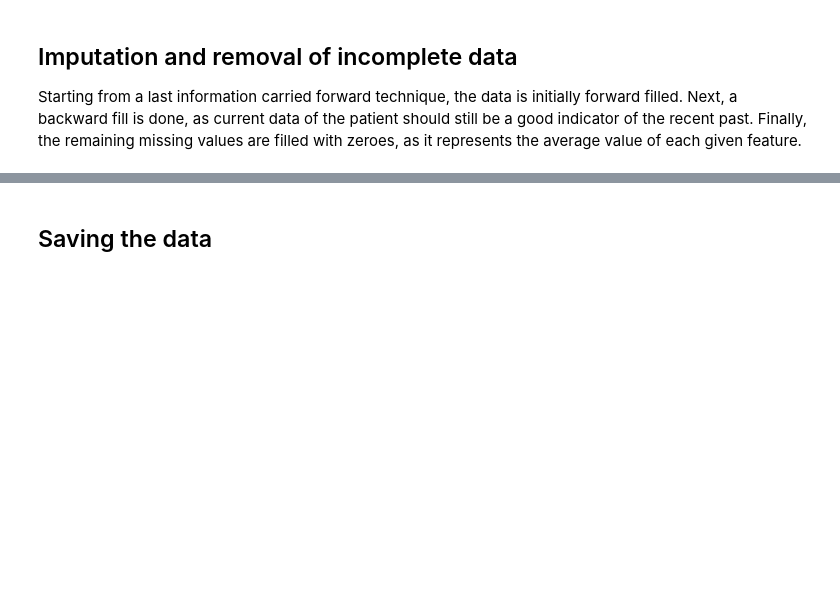
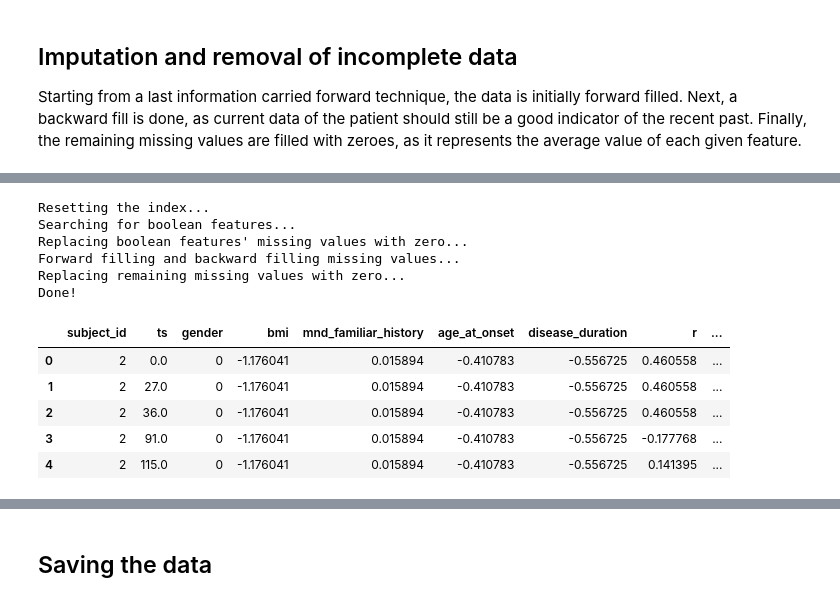
Before and after one commit to AndreCNF/FCUL_ALS_Disease_Progression, a Jupyter notebook: notebooks/FCUL_ALS_data_cleaning.ipynb, the cells around one changed output, grey strips where cells are left out. Drawn from its saved outputs; the diff is of its cells as text; code cells hidden in the pictures; blank space fills up the shorter version.

```diff
--- a/notebooks/FCUL_ALS_data_cleaning.ipynb
+++ b/notebooks/FCUL_ALS_data_cleaning.ipynb
@@ -224,3 +509,16 @@ ALS_proc_df[['subject_id', 'ts', 'r', 'p1', 'p2', 'bmi', 'fvc', 'vc', 'mip', 'ni
 # %%
-ALS_proc_df = du.data_processing.missing_values_imputation(ALS_proc_df, id_column='subject_id')
+ALS_proc_df = du.data_processing.missing_values_imputation(ALS_proc_df, method='zigzag', id_column='subject_id')
 ALS_proc_df.head()
+# %% [output]
+Resetting the index...
+Searching for boolean features...
+Replacing boolean features' missing values with zero...
+Forward filling and backward filling missing values...
+Replacing remaining missing values with zero...
+Done!
+|  | subject_id | ts | gender | bmi | mnd_familiar_history | age_at_onset | disease_duration | r | ... |
+| 0 | 2 | 0.0 | 0 | -1.176041 | 0.015894 | -0.410783 | -0.556725 | 0.460558 | ... |
+| 1 | 2 | 27.0 | 0 | -1.176041 | 0.015894 | -0.410783 | -0.556725 | 0.460558 | ... |
+| 2 | 2 | 36.0 | 0 | -1.176041 | 0.015894 | -0.410783 | -0.556725 | 0.460558 | ... |
+| 3 | 2 | 91.0 | 0 | -1.176041 | 0.015894 | -0.410783 | -0.556725 | -0.177768 | ... |
+| 4 | 2 | 115.0 | 0 | -1.176041 | 0.015894 | -0.410783 | -0.556725 | 0.141395 | ... |
```
Also changed, not shown: parts of 52 cells of this notebook, 2 other files.
